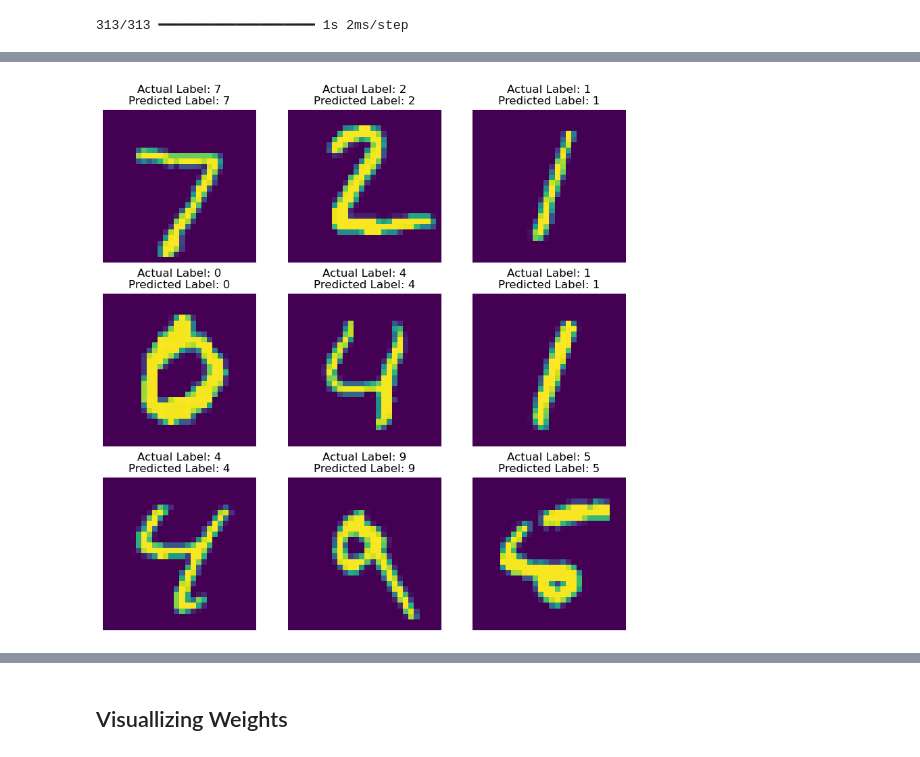
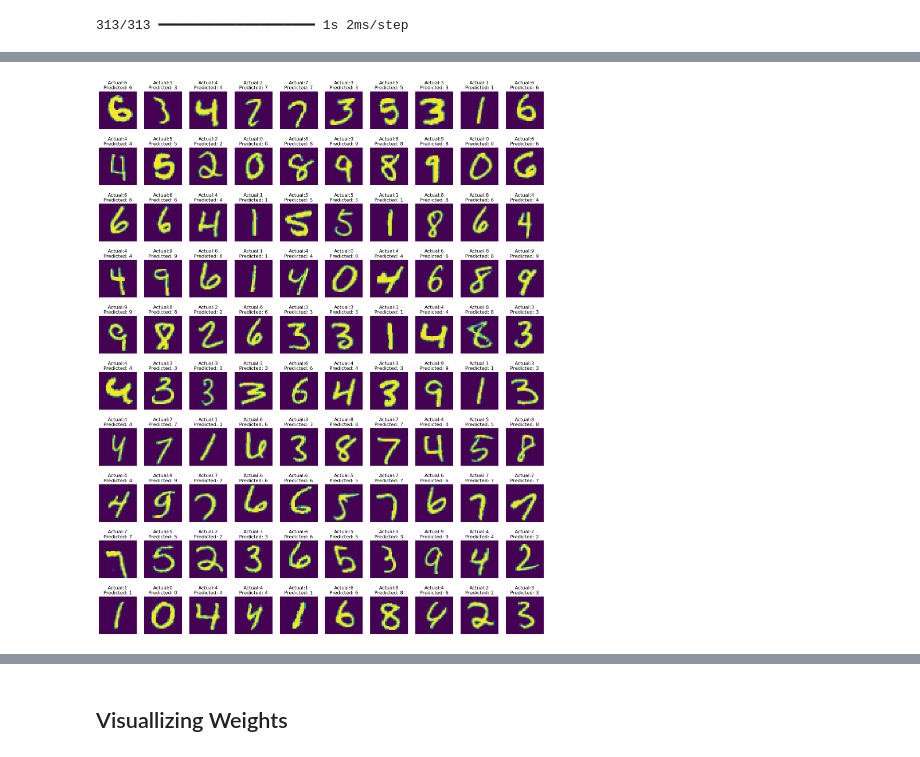
Before and after one commit to Se00n00/DIGIT_Classification, a Jupyter notebook: MNISTusingANN.ipynb, the cells around one changed output, grey strips where cells are left out. Drawn from its saved outputs; the diff is of its cells as text; code cells hidden in the pictures.

Commit message:
Added FDD and CNN Predictions and Performance

```diff
--- a/MNISTusingANN.ipynb
+++ b/MNISTusingANN.ipynb
@@ -89,9 +108,12 @@ Pred_test = model.predict(X_test)
 # %%
-plt.figure(figsize=(10,10))
-for i in range(9):
-    ax = plt.subplot(3,3,i+1)
-    plt.title(f"Actual Label: {np.argmax(y_test[i])}\nPredicted Label: {np.argmax(Pred_test[i])}")
-    plt.imshow(X_tt[i])
+plt.figure(figsize=(20,25))
+for i in range(100):
+    ax = plt.subplot(10,10,i+1)
+    j = random.randrange(6000)
+    plt.title(f"Actual:{np.argmax(y_test[j])}\nPredicted: {np.argmax(Pred_test[j])}")
+    plt.imshow(X_tt[j])
     plt.axis('off')
+plt.savefig('Images/FDD_Prediction.png', bbox_inches='tight', pad_inches=0)
+plt.show()
 # %% [output]
-[figure, old version]
+[figure, new version]
```
Also changed, not shown: parts of 10 cells of this notebook, 7 other files.
